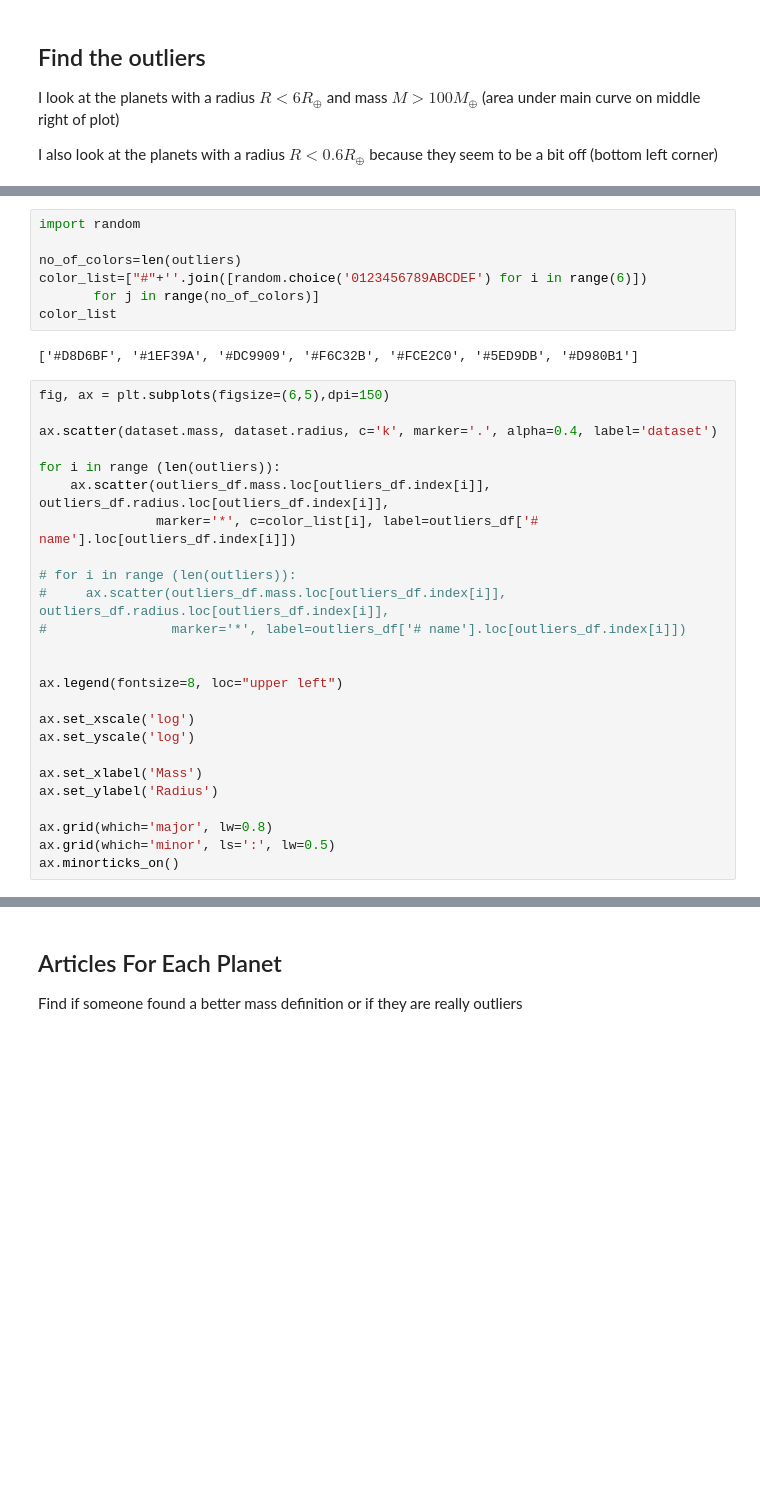
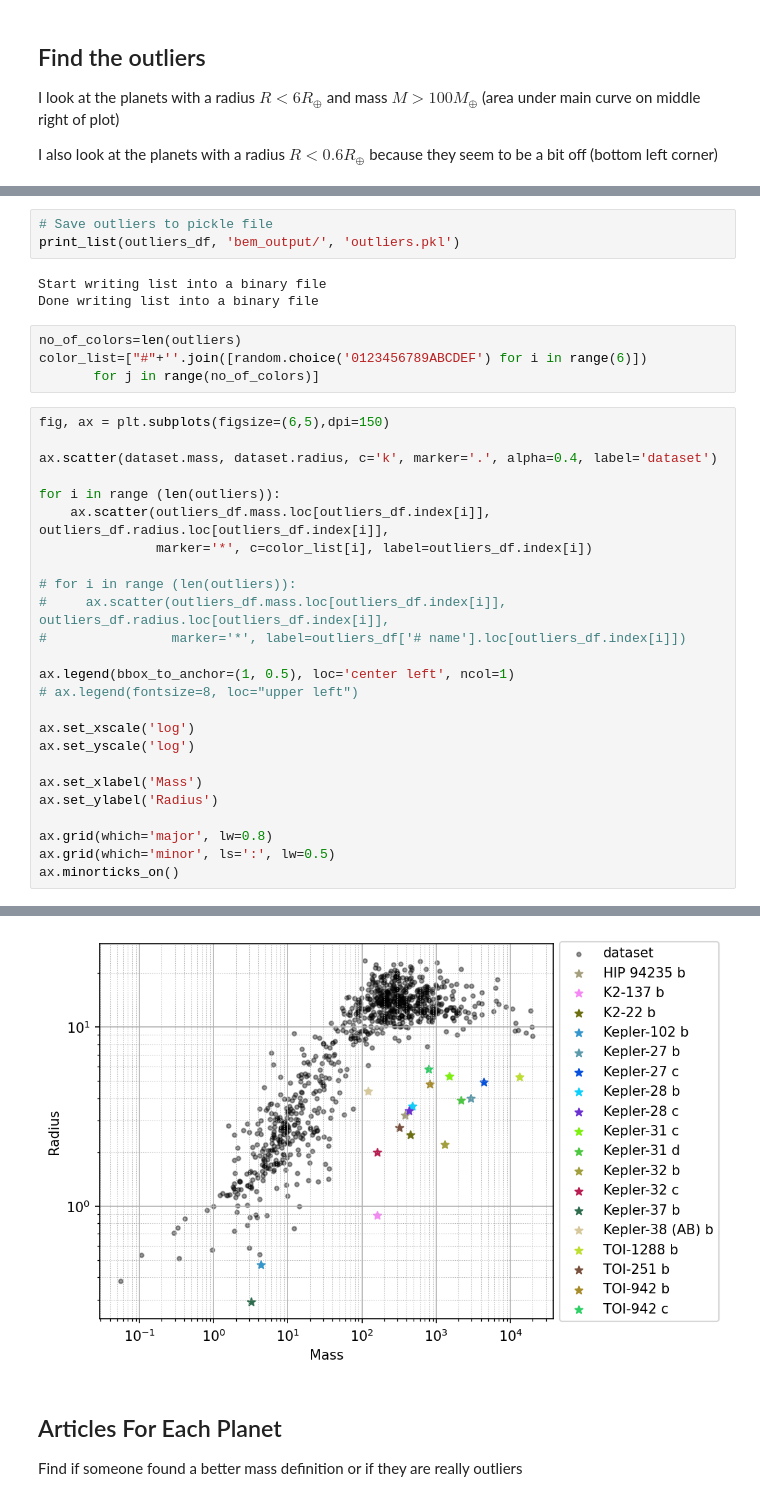
Before and after one commit to soleneulmer/bem, a Jupyter notebook: Find Outliers.ipynb, the cells around one changed output, grey strips where cells are left out. Drawn from its saved outputs; the diff is of its cells as text; blank space fills up the shorter version.

```diff
--- a/Find Outliers.ipynb
+++ b/Find Outliers.ipynb
@@ -67,12 +109,13 @@ outliers_df
+# %%
+# Save outliers to pickle file
+print_list(outliers_df, 'bem_output/', 'outliers.pkl')
+# %% [output]
+Start writing list into a binary file
+Done writing list into a binary file
 # %%
-import random
-
 no_of_colors=len(outliers)
 color_list=["#"+''.join([random.choice('0123456789ABCDEF') for i in range(6)])
        for j in range(no_of_colors)]
-color_list
-# %% [output]
-['#D8D6BF', '#1EF39A', '#DC9909', '#F6C32B', '#FCE2C0', '#5ED9DB', '#D980B1']
 # %%
 fig, ax = plt.subplots(figsize=(6,5),dpi=150)
 
@@ -80,14 +123,14 @@ ax.scatter(dataset.mass, dataset.radius, c='k', marker='.', alpha=0.4, label='da
 
 for i in range (len(outliers)):
     ax.scatter(outliers_df.mass.loc[outliers_df.index[i]], outliers_df.radius.loc[outliers_df.index[i]],
-               marker='*', c=color_list[i], label=outliers_df['# name'].loc[outliers_df.index[i]])
+               marker='*', c=color_list[i], label=outliers_df.index[i])
 
 # for i in range (len(outliers)):
 #     ax.scatter(outliers_df.mass.loc[outliers_df.index[i]], outliers_df.radius.loc[outliers_df.index[i]],
 #                marker='*', label=outliers_df['# name'].loc[outliers_df.index[i]])
 
-
-ax.legend(fontsize=8, loc="upper left")
+ax.legend(bbox_to_anchor=(1, 0.5), loc='center left', ncol=1)
+# ax.legend(fontsize=8, loc="upper left")
 
 ax.set_xscale('log')
 ax.set_yscale('log')
@@ -104,3 +145,4 @@ ax.minorticks_on()
+[figure, added]
 # %% [markdown]
 ## Articles For Each Planet
 
```
Also changed, not shown: parts of 10 cells of this notebook, 13 other files.
